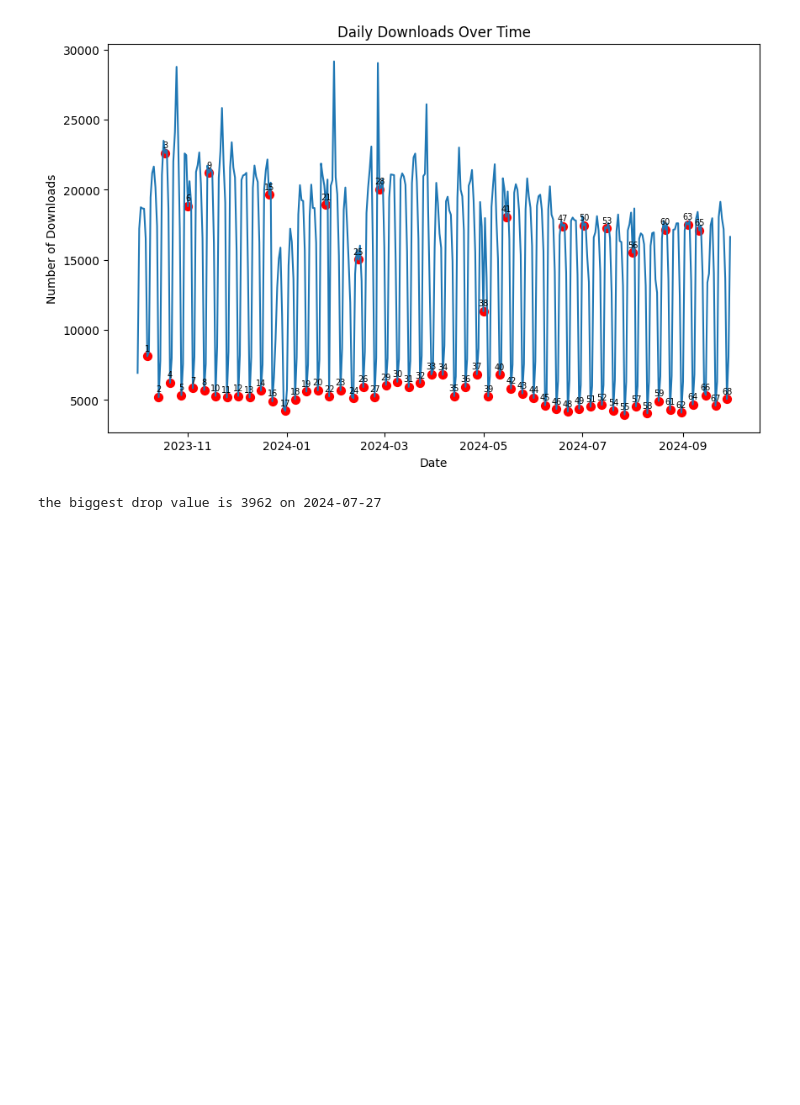
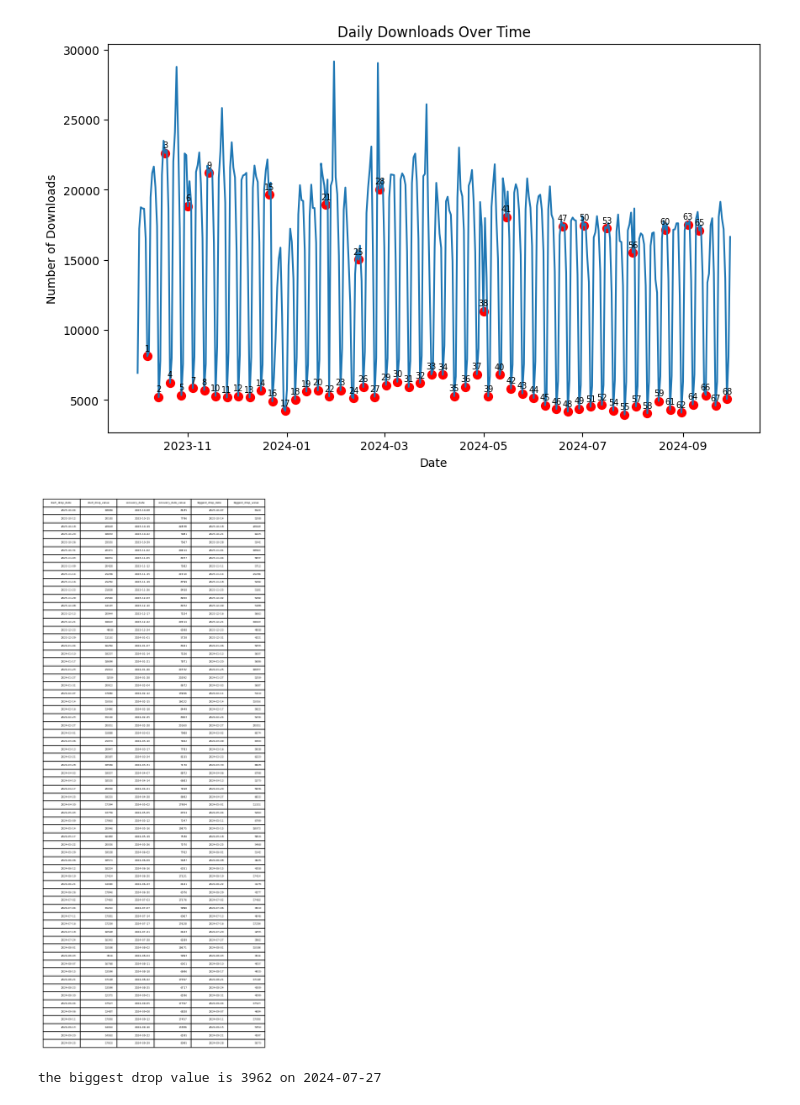
Before and after one commit to christopher192/machine-learning-project, a Jupyter notebook: interview-test-1/test.ipynb, the cells around one changed output. Drawn from its saved outputs; the diff is of its cells as text; code cells hidden in the pictures; blank space fills up the shorter version.

```diff
--- a/interview-test-1/test.ipynb
+++ b/interview-test-1/test.ipynb
@@ -125,6 +125,21 @@ for drop in drop_info:
 plt.show()
 # %% [output]
 [figure]
+# %%
+# converting list of dictionaries to a dataframe
+drop_info_df = pd.DataFrame(drop_info)
+
+# plot the dataframe as a table
+fig, ax = plt.subplots(figsize=(6, 3))
+ax.axis('tight')
+ax.axis('off')
+table = ax.table(cellText=drop_info_df.values, colLabels=drop_info_df.columns, loc='center')
+
+# save as an image
+plt.savefig("images/overall_drop_table.png", dpi=300, bbox_inches='tight')
+plt.show()
+# %% [output]
+[figure, added]
 # %%
 # find the entry with the biggest drop value
 min_drop_entry = min(drop_info, key = lambda x: x['biggest_drop_value'])
```
Also changed, not shown: parts of 1 cell of this notebook, 3 other files.
